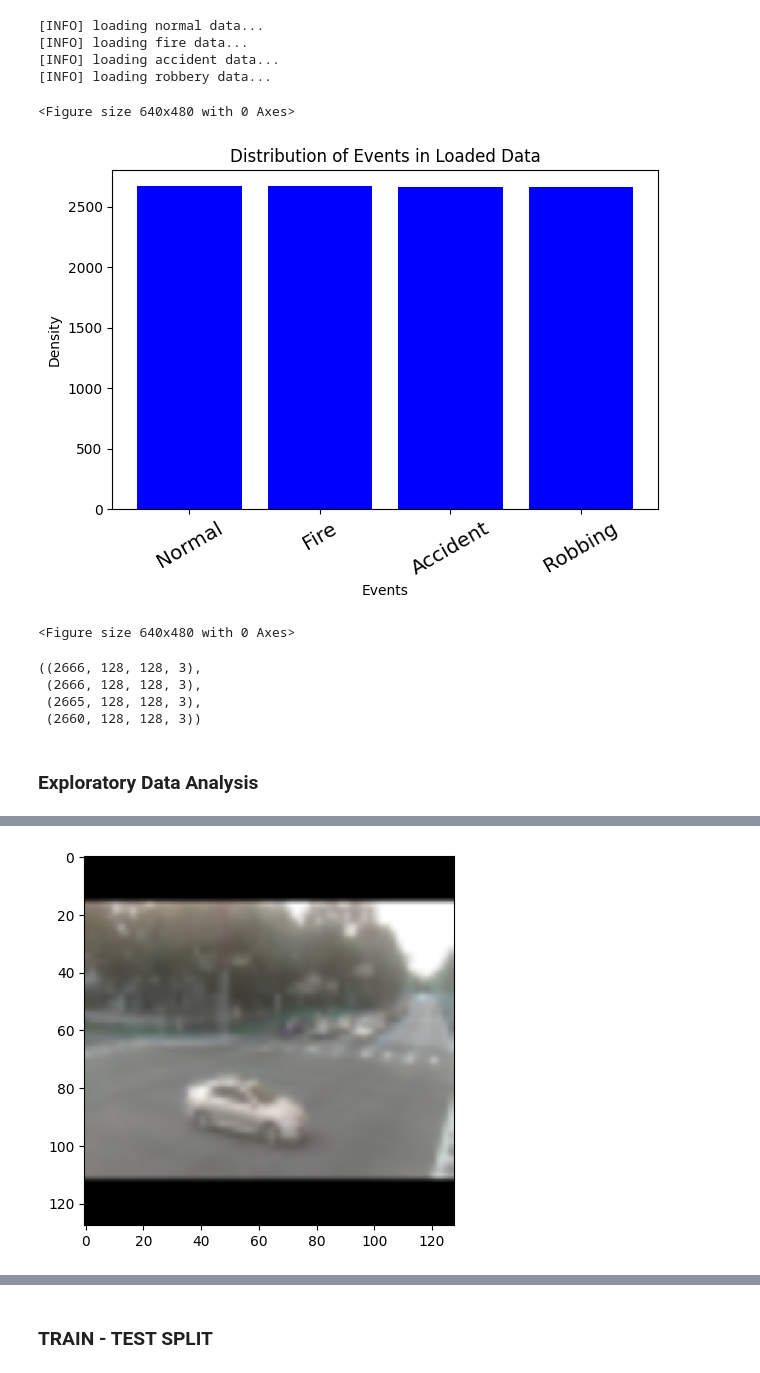
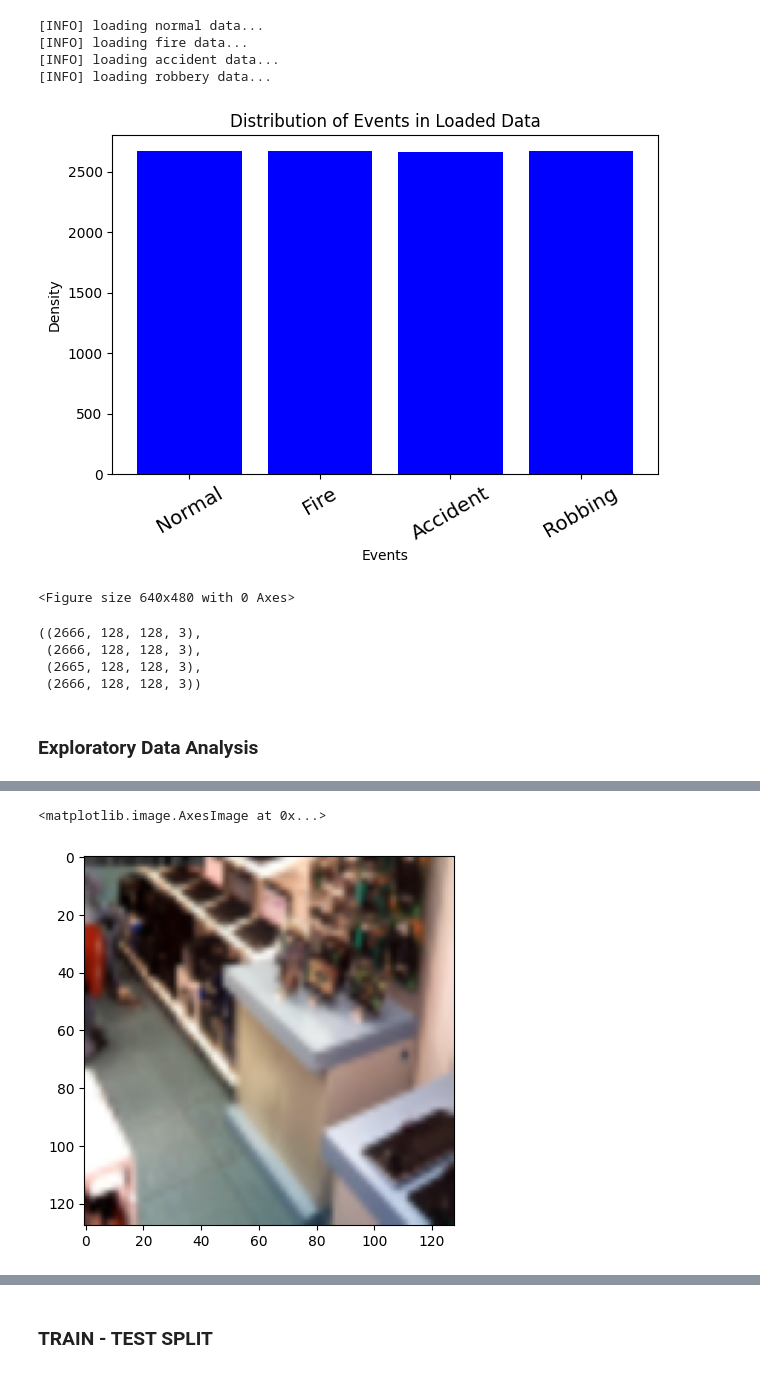
Before and after one commit to MULAKALURI-SAKETH/Human_Anomaly_Detection, a Jupyter notebook: human anomaly detection.ipynb, the cells around one changed output, grey strips where cells are left out. Drawn from its saved outputs; the diff is of its cells as text; code cells hidden in the pictures.

```diff
--- a/human anomaly detection.ipynb
+++ b/human anomaly detection.ipynb
@@ -16,20 +16,19 @@ import numpy as np
 import cv2
 from bokeh.plotting import figure
 from bokeh.io import output_notebook, show, push_notebook
-import time
 import datetime
 warnings.filterwarnings('ignore')
 
 FIRE_PATH = "./data/FIRE/"
 ACC_PATH = "./data/ACCIDENT/"
 ROB_PATH = "./data/ROBBERY/"
-NORMAL_PATH = "./data/train/"
+NORMAL_PATH = "./data/NORMAL/"
 
 CLASSES = ["Normal", "Fire", "Accident", "Robbing"]
 
 # Define the training and testing sets' split size
-TRAIN_SPLIT = 0.75
-TEST_SPLIT = 0.25
+TRAIN_SPLIT = 0.72
+TEST_SPLIT = 0.28
 
 # Initialize the model parameters (learning rate, batch size, and number of epochs)
 INIT_LR = 1e-2
@@ -84,17 +81,17 @@ plt.tight_layout()
 plt.savefig('train_test_data_distribution.png', format='png', dpi=1000)
 # plt.style.use("ggplot")
 plt.figure()
+plt.show()
 # %% [output]
+[figure]
 <Figure size 640x480 with 0 Axes>
-[figure]
-<Figure size 640x480 with 0 Axes>
 # %%
 normalData.shape, fireData.shape, accidentData.shape, robberyData.shape
 # %% [output]
 ((2666, 128, 128, 3),
  (2666, 128, 128, 3),
  (2665, 128, 128, 3),
- (2660, 128, 128, 3))
+ (2666, 128, 128, 3))
 # %% [markdown]
 ### Exploratory Data Analysis
 # %%
@@ -113,7 +110,6 @@ data /= 255    #scale the data to the range [0, 1]
 pic = data[1101]
 plt.grid(False)
 plt.imshow(pic)
-model = load_model("./models/anomaly_detection.h5")
 # %% [output]
 [INFO] Label created for all data...
 [INFO] stacking data...
@@ -123,4 +116,5 @@ WARNING:tensorflow:From e:\major project\project\.venv\Lib\site-packages\keras\s
+<matplotlib.image.AxesImage at 0x...>
-[figure, old version]
+[figure, new version]
 # %%
 data.shape
 # %% [output]
```
Also changed, not shown: parts of 17 cells of this notebook, 6 other files.
